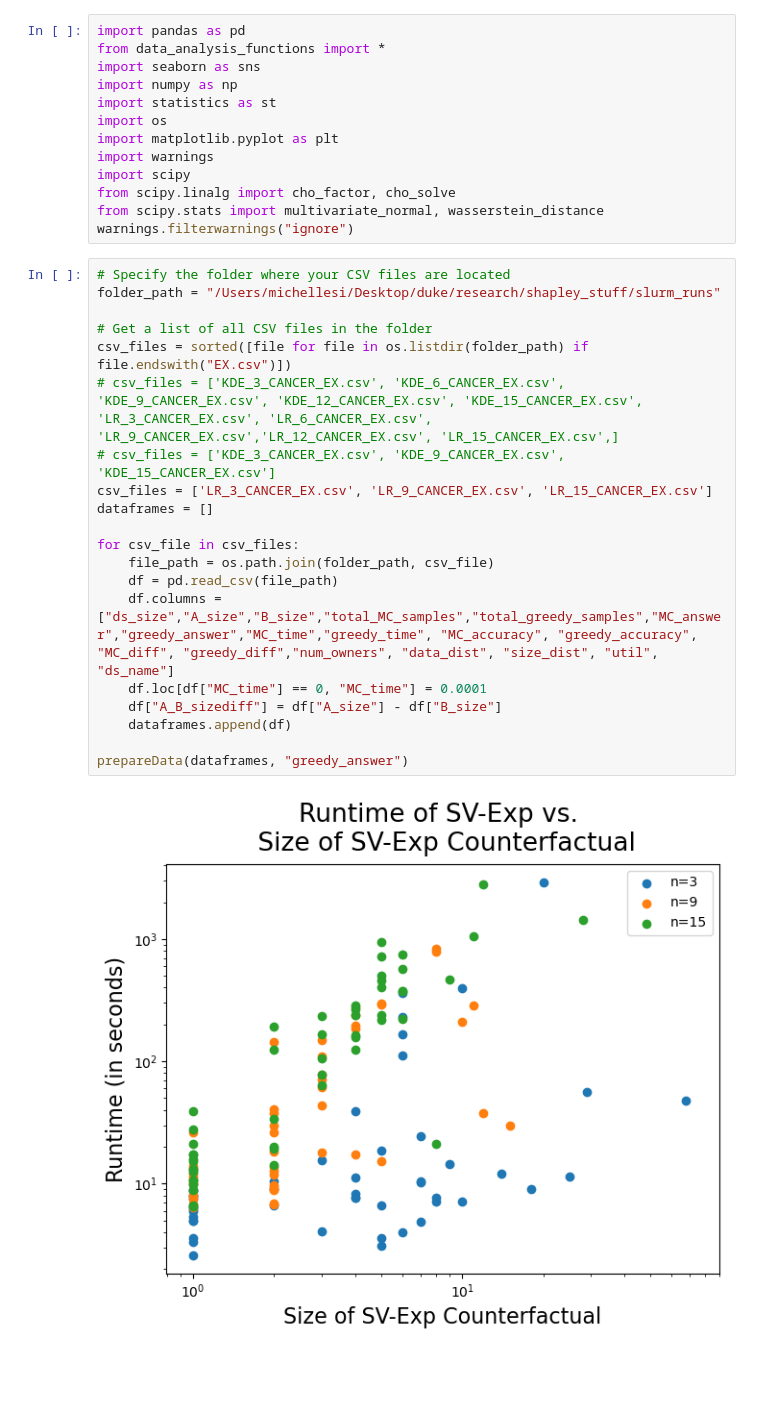
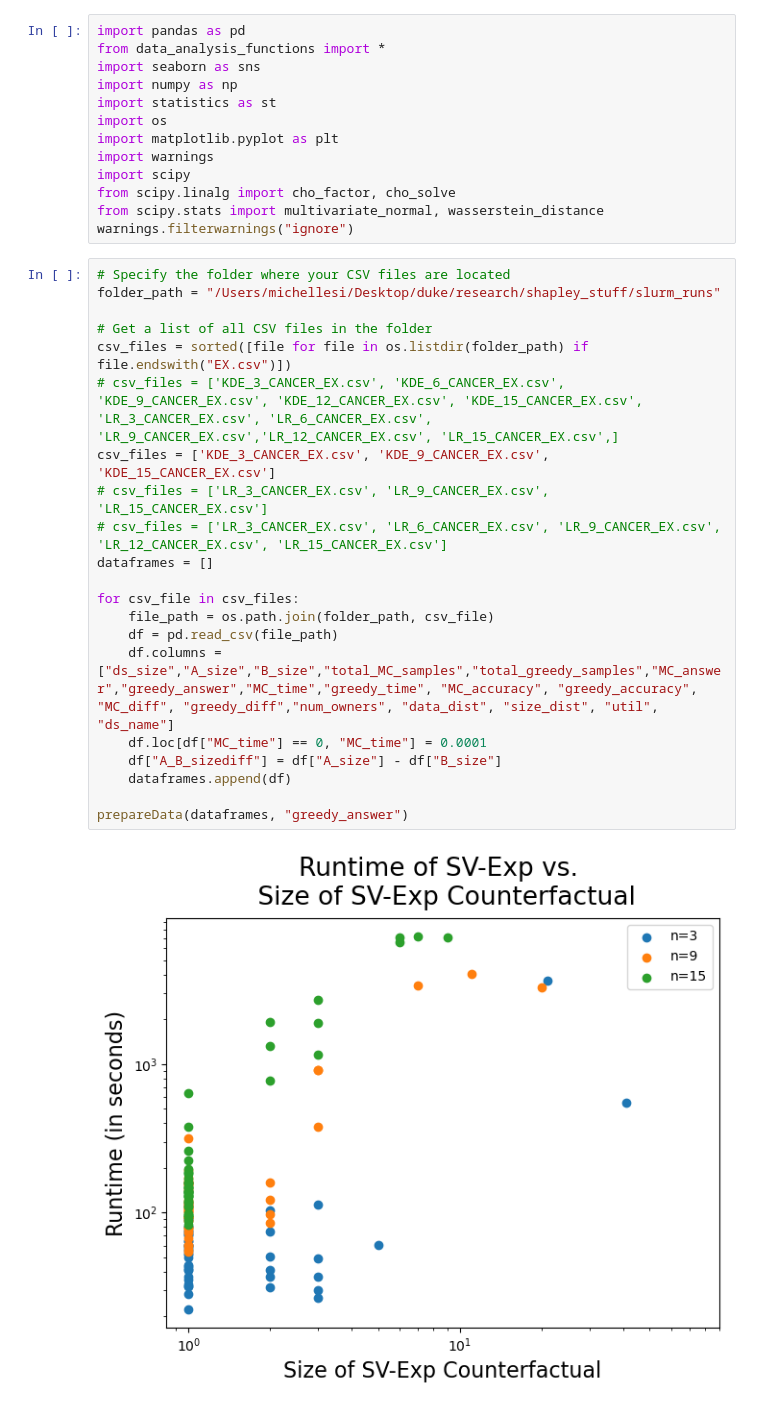
Before and after one commit to michelleeesi/shapley_counterfactual, a Jupyter notebook: data_analysis/data_analysis_graphs.ipynb, the cells around one changed output. Drawn from its saved outputs; the diff is of its cells as text; blank space fills up the shorter version.

```diff
--- a/data_analysis/data_analysis_graphs.ipynb
+++ b/data_analysis/data_analysis_graphs.ipynb
@@ -14,23 +14,24 @@ warnings.filterwarnings("ignore")
 # %%
 # Specify the folder where your CSV files are located
 folder_path = "/Users/michellesi/Desktop/duke/research/shapley_stuff/slurm_runs"
 
 # Get a list of all CSV files in the folder
 csv_files = sorted([file for file in os.listdir(folder_path) if file.endswith("EX.csv")])
 # csv_files = ['KDE_3_CANCER_EX.csv', 'KDE_6_CANCER_EX.csv', 'KDE_9_CANCER_EX.csv', 'KDE_12_CANCER_EX.csv', 'KDE_15_CANCER_EX.csv', 'LR_3_CANCER_EX.csv', 'LR_6_CANCER_EX.csv', 'LR_9_CANCER_EX.csv','LR_12_CANCER_EX.csv', 'LR_15_CANCER_EX.csv',]
-# csv_files = ['KDE_3_CANCER_EX.csv', 'KDE_9_CANCER_EX.csv', 'KDE_15_CANCER_EX.csv']
-csv_files = ['LR_3_CANCER_EX.csv', 'LR_9_CANCER_EX.csv', 'LR_15_CANCER_EX.csv']
+csv_files = ['KDE_3_CANCER_EX.csv', 'KDE_9_CANCER_EX.csv', 'KDE_15_CANCER_EX.csv']
+# csv_files = ['LR_3_CANCER_EX.csv', 'LR_9_CANCER_EX.csv', 'LR_15_CANCER_EX.csv']
+# csv_files = ['LR_3_CANCER_EX.csv', 'LR_6_CANCER_EX.csv', 'LR_9_CANCER_EX.csv', 'LR_12_CANCER_EX.csv', 'LR_15_CANCER_EX.csv']
 dataframes = []
 
 for csv_file in csv_files:
     file_path = os.path.join(folder_path, csv_file)
     df = pd.read_csv(file_path)
     df.columns = ["ds_size","A_size","B_size","total_MC_samples","total_greedy_samples","MC_answer","greedy_answer","MC_time","greedy_time", "MC_accuracy", "greedy_accuracy", "MC_diff", "greedy_diff","num_owners", "data_dist", "size_dist", "util", "ds_name"]
     df.loc[df["MC_time"] == 0, "MC_time"] = 0.0001
     df["A_B_sizediff"] = df["A_size"] - df["B_size"]
     dataframes.append(df)
 
 prepareData(dataframes, "greedy_answer")
 # %% [output]
-[figure, old version]
+[figure, new version]
 # %%
```
Also changed, not shown: parts of 6 cells of this notebook, 6 other files.
